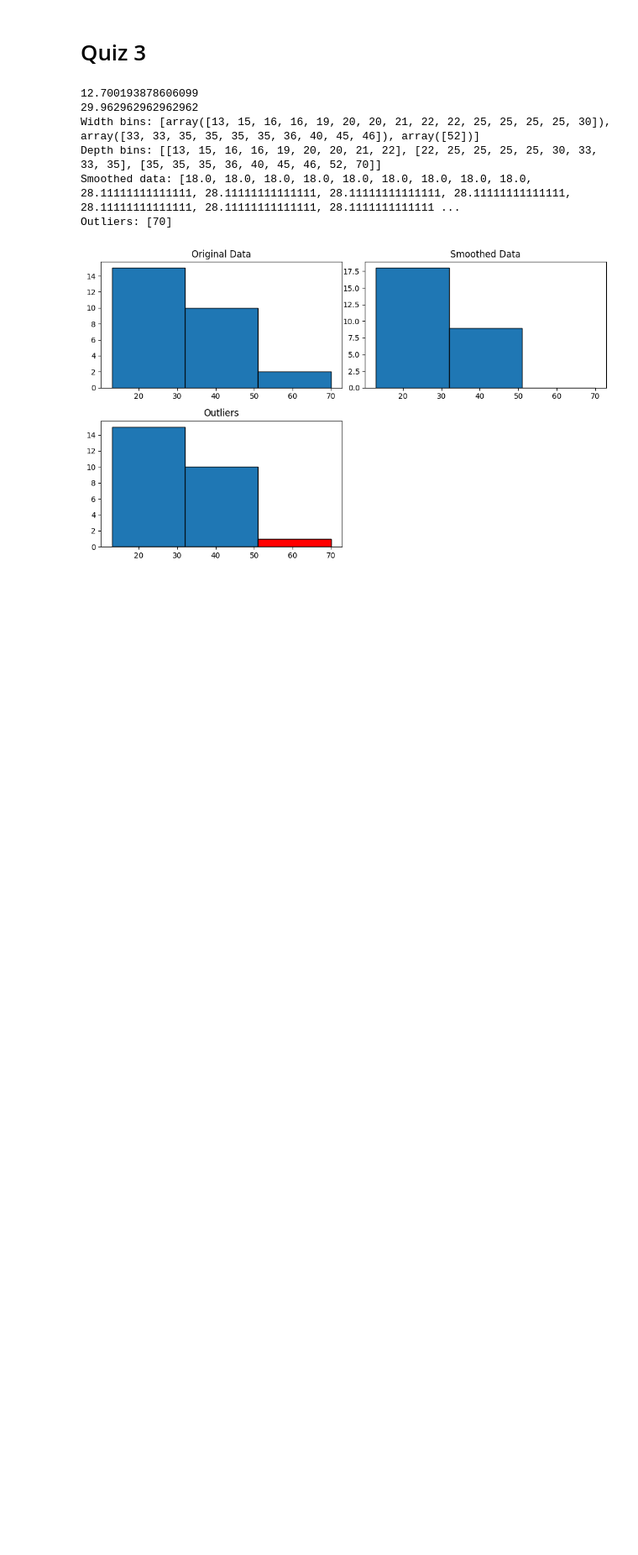
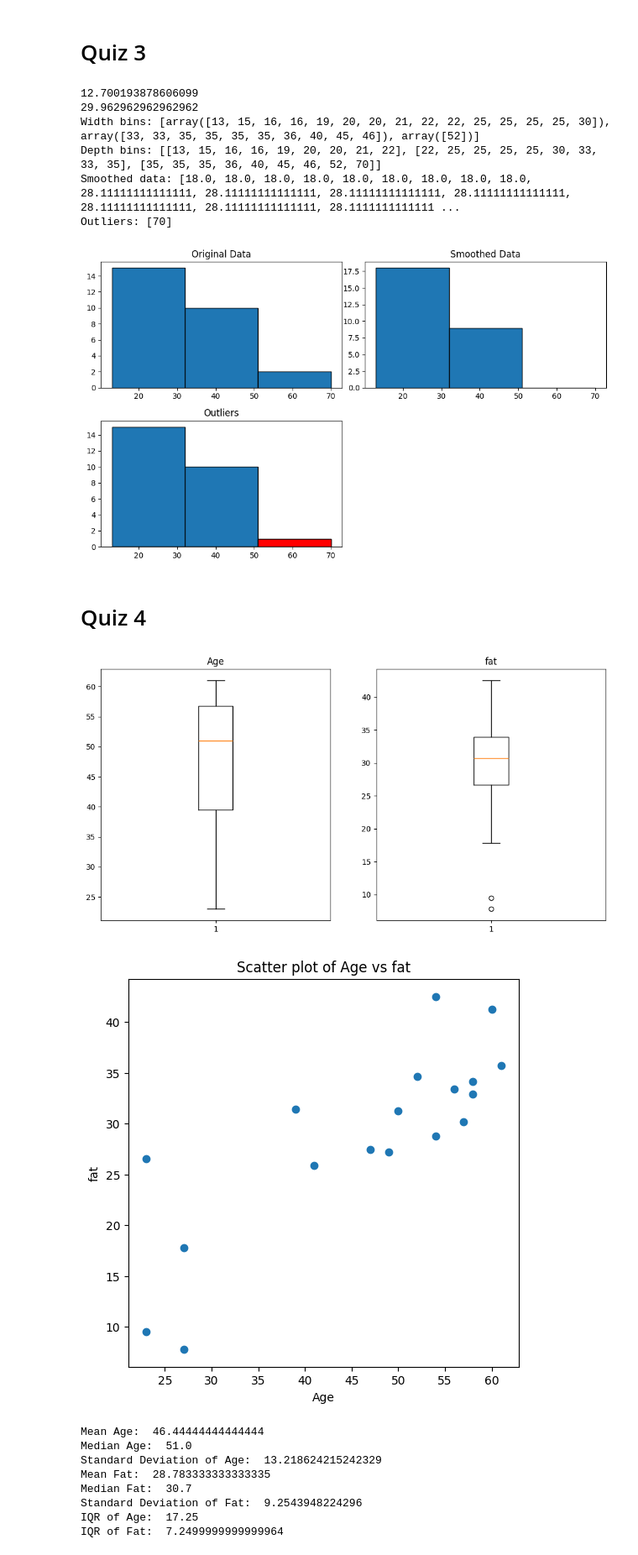
Before and after one commit to ddhuu/Data-Science, a Jupyter notebook: Review Excercises/code.ipynb, the cells around one changed output. Shown: that part at 84% size. Cells and saved outputs as stored; diff of their text form; code cells hidden in the pictures; blank space fills up the shorter version.

Commit message:
Done Quiz 4

```diff
--- a/Review Excercises/code.ipynb
+++ b/Review Excercises/code.ipynb
@@ -150,3 +150,75 @@ Depth bins: [[13, 15, 16, 16, 19, 20, 20, 21, 22], [22, 25, 25, 25, 25, 30, 33,
 Smoothed data: [18.0, 18.0, 18.0, 18.0, 18.0, 18.0, 18.0, 18.0, 18.0, 28.11111111111111, 28.11111111111111, 28.11111111111111, 28.11111111111111, 28.11111111111111, 28.11111111111111, 28.1111111111111 ...
 Outliers: [70]
 [figure]
+# %% [markdown]
+# Quiz 4
+# %%
+import pandas as pd
+import matplotlib.pyplot as plt
+
+# Step 1: Create a dataframe
+data = {
+    'age': [23, 23, 27, 27, 39, 41, 47, 49, 50, 52, 54, 54, 56, 57, 58, 58, 60, 61],
+    'fat': [9.5, 26.5, 7.8, 17.8, 31.4, 25.9, 27.4, 27.2, 31.2, 34.6, 42.5, 28.8, 33.4, 30.2, 34.1, 32.9, 41.2, 35.7]
+}
+df = pd.DataFrame(data)
+
+mean_age = df['age'].mean()
+median_age = df['age'].median()
+std_age = df['age'].std()
+
+mean_fat = df['fat'].mean()
+median_fat = df['fat'].median()
+std_fat = df['fat'].std()
+
+plt.figure(figsize=(12, 6))
+plt.subplot(1, 2, 1)
+plt.boxplot(df['age'])
+plt.title('Age')
+
+plt.subplot(1, 2, 2)
+plt.boxplot(df['fat'])
+plt.title('fat')
+plt.show()
+
+plt.figure(figsize=(6, 6))
+plt.scatter(df['age'], df['fat'])
+plt.title('Scatter plot of Age vs fat')
+plt.xlabel('Age')
+plt.ylabel('fat')
+plt.show()
+
+
+# Display
+print("Mean Age: ", mean_age)
+print("Median Age: ", median_age)
+print("Standard Deviation of Age: ", std_age)
+
+print("Mean Fat: ", mean_fat)
+print("Median Fat: ", median_fat)
+print("Standard Deviation of Fat: ", std_fat)
+
+# Calculate IQR for 'age'
+Q1_age = df['age'].quantile(0.25)
+Q3_age = df['age'].quantile(0.75)
+IQR_age = Q3_age - Q1_age
+
+# Calculate IQR for 'fat'
+Q1_fat = df['fat'].quantile(0.25)
+Q3_fat = df['fat'].quantile(0.75)
+IQR_fat = Q3_fat - Q1_fat
+
+# Print the IQRs
+print("IQR of Age: ", IQR_age)
+print("IQR of Fat: ", IQR_fat)
+# %% [output]
+[figure, added]
+[figure, added]
+Mean Age:  46.44444444444444
+Median Age:  51.0
+Standard Deviation of Age:  13.218624215242329
+Mean Fat:  28.783333333333335
+Median Fat:  30.7
+Standard Deviation of Fat:  9.2543948224296
+IQR of Age:  17.25
+IQR of Fat:  7.2499999999999964
```
Also changed, not shown: parts of 1 cell of this notebook.
